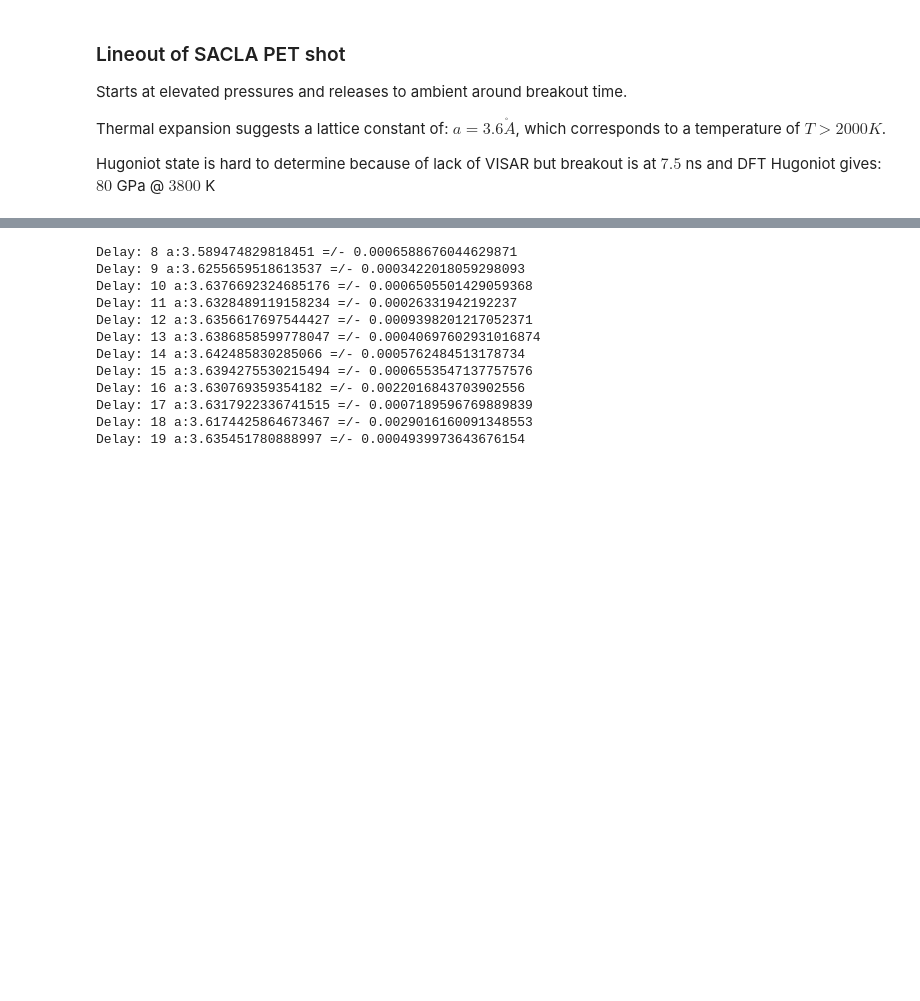
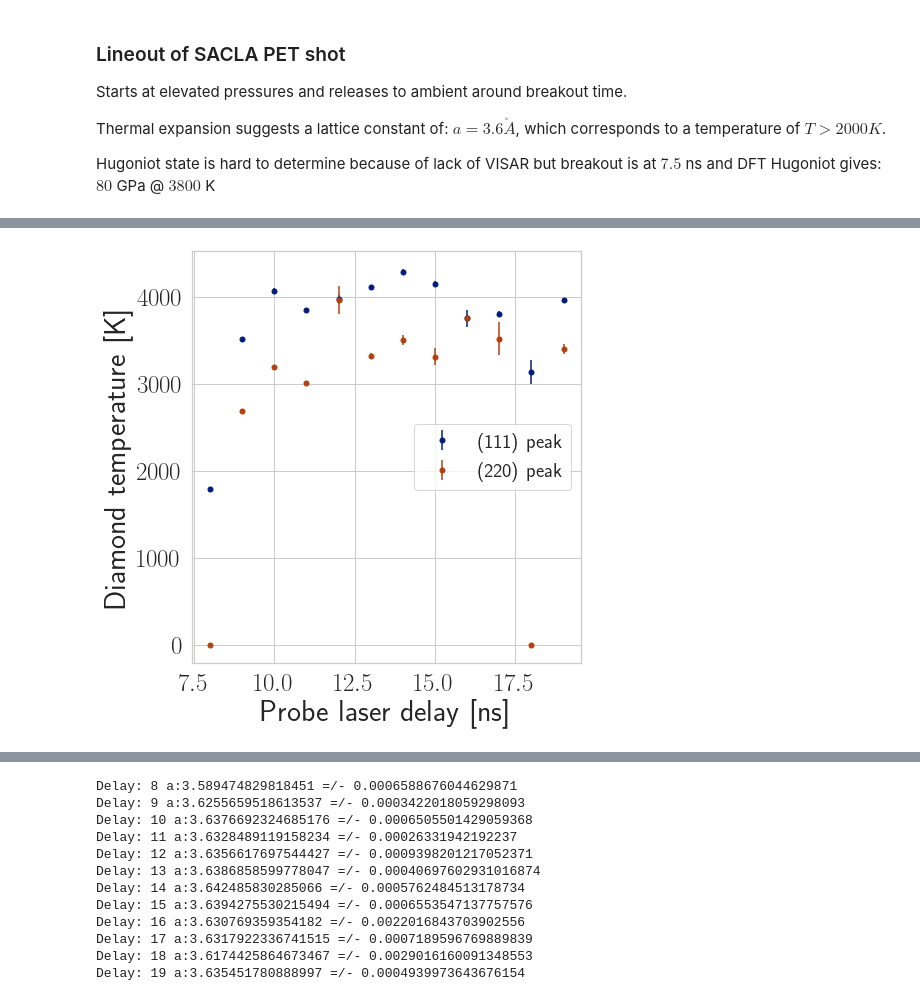
Before and after one commit to HeuserB/PhD_Thesis, a Jupyter notebook: notebooks/diamond_formation_LW03/diamond_formation.ipynb, the cells around one changed output, grey strips where cells are left out. Saved outputs shown, nothing was run; the diff lists cells and outputs as text; code cells hidden in the pictures; blank space fills up the shorter version.

```diff
--- a/notebooks/diamond_formation_LW03/diamond_formation.ipynb
+++ b/notebooks/diamond_formation_LW03/diamond_formation.ipynb
@@ -38,34 +41,6 @@ wavelength = 1.3051 * 1e-10
 #### This notebook makes use of the pyFAI package to azimuthaly integrate XRD spectra.
 Documentation of the package can be found [here](https://pyfai.readthedocs.io/en/master/index.html)
 # %%
-# define the data directory
-dir_data = "../../.data_LW03"
-
-# the logbook file
-logbook = "../../.data_LW03/logbook_LW03_subset.ods"
-
-# the calibration .poni files created by Dioptas
-poni_file_q0    = "../../.data_LW03/poni/Quad0_CeO2.poni"
-poni_file_q1    = "../../.data_LW03/poni/Quad1_CeO2.poni"
-poni_file_q2    = "../../.data_LW03/poni/Quad2_CeO2.poni"
-poni_file_q3    = "../../.data_LW03/poni/Quad3_CeO2.poni"
-
-poni_file_q0    = "../../.data_LW03/poni/Quad0_MS.poni"
-poni_file_q1    = "../../.data_LW03/poni/Quad1_MS.poni"
-poni_file_q2    = "../../.data_LW03/poni/Quad2_MS.poni"
-poni_file_q3    = "../../.data_LW03/poni/Quad3_MS.poni"
-poni_file_SACLA = "../../.data_SACLA/poni/Q_SACLA.poni"
-
-# the mask files for the quad detectors
-mask_q0     = "../../.data_LW03/mask/Quad0_ext.mask"
-mask_q1     = "../../.data_LW03/mask/Quad1_ext.mask"
-mask_q2     = "../../.data_LW03/mask/Quad2.mask"
-mask_q3     = "../../.data_LW03/mask/Quad3.mask"
-mask_SACLA  = "../../.data_SACLA/mask/SACLA_extensive.mask"
-
-# define the pattern for a background file
-pattern_runs = re.compile("r[0-9]*_bkgCorrected")
-
 # define the azimuthal intyegrator objects from pyFAI
 q0_ai   = pyFAI.load(poni_file_q0);
 q1_ai   = pyFAI.load(poni_file_q1);
@@ -81,6 +56,3 @@ q1_mask     = np.array(imageio.imread(mask_q1),dtype=int);
 q2_mask     = np.array(imageio.imread(mask_q2),dtype=int);
 q3_mask     = np.array(imageio.imread(mask_q3),dtype=int);
 SACLA_mask  = np.array(imageio.imread(mask_SACLA),dtype=int);
-
-inst_file = '../../.data_LW03/instprm/LW03.instprm'
-cif_file = '../../.data_LW03/cif/diamond.cif'
@@ -623,0 +171,4 @@ plt.savefig('../../../../../W_PhD_Articles/Heuser_ND_recovery/figures/TempDiamon
+# %%
+plot_temperature_estimates()
+# %% [output]
+[figure, added]
```
Also changed, not shown: parts of 20 cells of this notebook, 9 other files.
